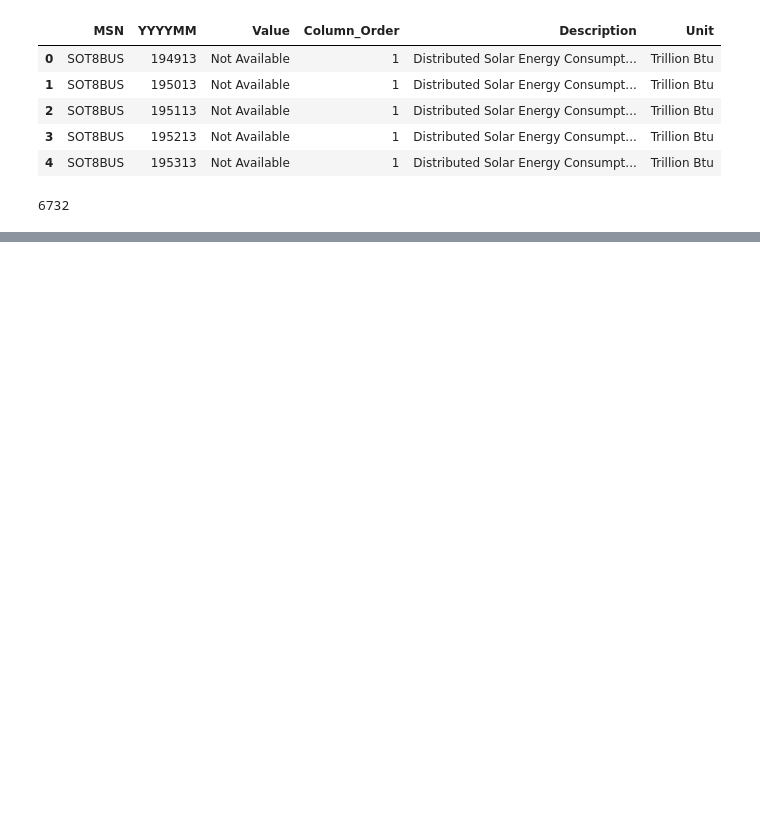
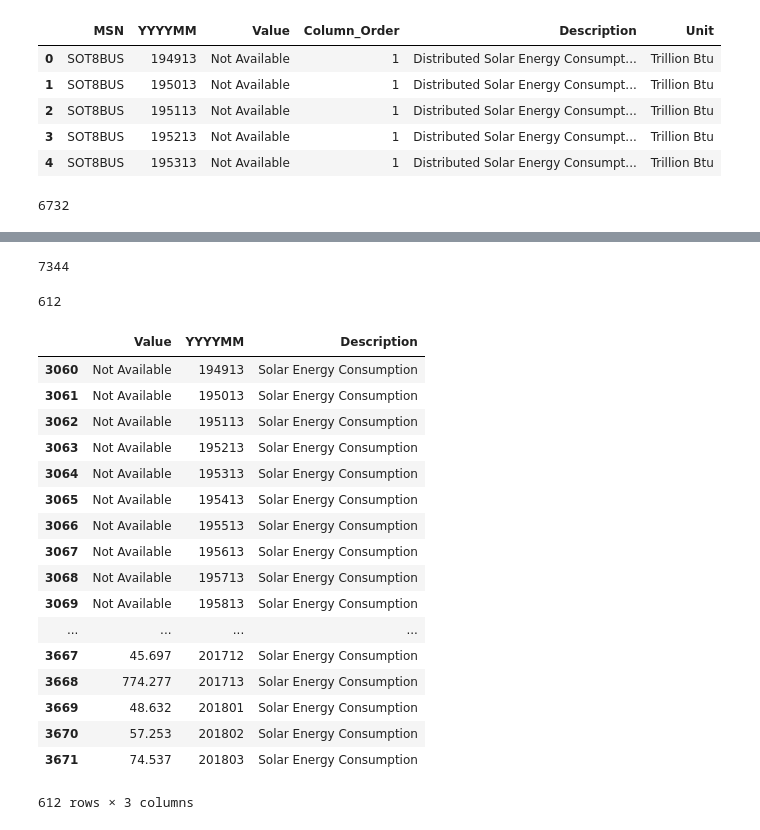
Before and after one commit to gvo34/energy-solar, a Jupyter notebook: energy_data_explore.ipynb, the cells around one changed output, grey strips where cells are left out. Cells and saved outputs as stored; diff of their text form; code cells hidden in the pictures; blank space fills up the shorter version.

```diff
--- a/energy_data_explore.ipynb
+++ b/energy_data_explore.ipynb
@@ -98,0 +99,7 @@ values
+# %%
+## Source: https://www.eia.gov/totalenergy/data/browser/?tbl=T10.01#/?f=M
+filename = "MER_T10_01.csv"
+filepath = os.path.join("data",filename)
+
+eiadf1 = pd.read_csv(filepath)
+eiadf1.head()
@@ -98,0 +113,31 @@ values
+# %%
+print(len(eiadf1))
+values1 = eiadf1[['Value', 'YYYYMM', 'Description']]
+values1 = values1.loc[values1['Description'] == "Solar Energy Consumption"]
+# %% [output]
+7344
+# %%
+len(values1)
+# %% [output]
+612
+# %%
+values1
+# %% [output]
+|  | Value | YYYYMM | Description |
+| 3060 | Not Available | 194913 | Solar Energy Consumption |
+| 3061 | Not Available | 195013 | Solar Energy Consumption |
+| 3062 | Not Available | 195113 | Solar Energy Consumption |
+| 3063 | Not Available | 195213 | Solar Energy Consumption |
+| 3064 | Not Available | 195313 | Solar Energy Consumption |
+| 3065 | Not Available | 195413 | Solar Energy Consumption |
+| 3066 | Not Available | 195513 | Solar Energy Consumption |
+| 3067 | Not Available | 195613 | Solar Energy Consumption |
+| 3068 | Not Available | 195713 | Solar Energy Consumption |
+| 3069 | Not Available | 195813 | Solar Energy Consumption |
+| ... | ... | ... | ... |
+| 3667 | 45.697 | 201712 | Solar Energy Consumption |
+| 3668 | 774.277 | 201713 | Solar Energy Consumption |
+| 3669 | 48.632 | 201801 | Solar Energy Consumption |
+| 3670 | 57.253 | 201802 | Solar Energy Consumption |
+| 3671 | 74.537 | 201803 | Solar Energy Consumption |
+612 rows × 3 columns
```
Also changed, not shown: parts of 6 cells of this notebook, 1 other file.
